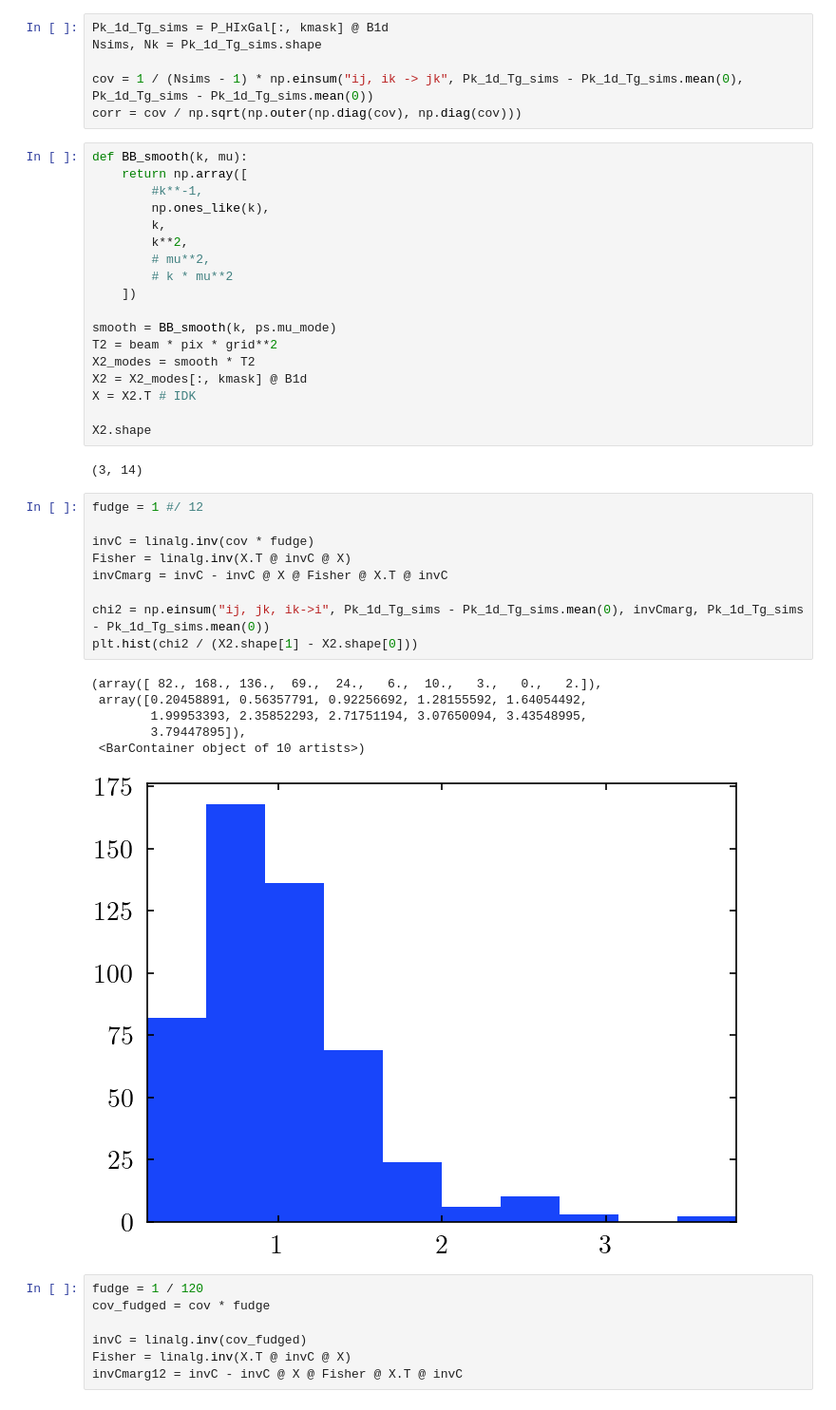
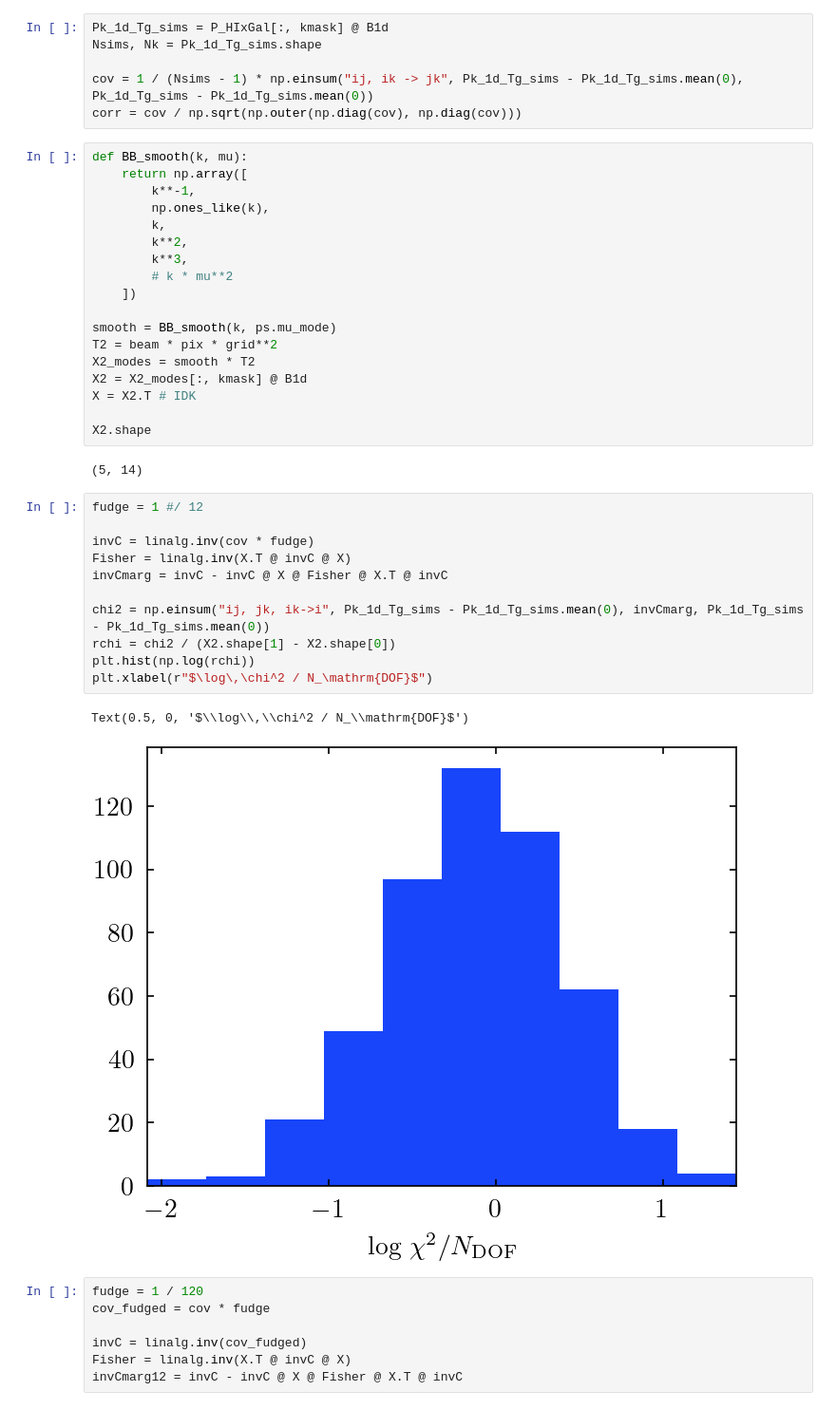
Before and after one commit to meerklass/bao-systematics-task, a Jupyter notebook: notebooks/cross_bao_pipeline_sampler.ipynb, the cells around one changed output. Shown at 95% size. Cells and saved outputs as stored; diff of their text form.

```diff
--- a/notebooks/cross_bao_pipeline_sampler.ipynb
+++ b/notebooks/cross_bao_pipeline_sampler.ipynb
@@ -106,11 +106,11 @@ corr = cov / np.sqrt(np.outer(np.diag(cov), np.diag(cov)))
 # %%
 def BB_smooth(k, mu):
     return np.array([
-        #k**-1,
+        k**-1,
         np.ones_like(k),
         k,
         k**2,
-        # mu**2,
+        k**3,
         # k * mu**2
     ])
 
@@ -122,23 +122,21 @@ X = X2.T # IDK
 
 X2.shape
 # %% [output]
-(3, 14)
+(5, 14)
 # %%
 fudge = 1 #/ 12
 
 invC = linalg.inv(cov * fudge)
 Fisher = linalg.inv(X.T @ invC @ X)
 invCmarg = invC - invC @ X @ Fisher @ X.T @ invC
 
 chi2 = np.einsum("ij, jk, ik->i", Pk_1d_Tg_sims - Pk_1d_Tg_sims.mean(0), invCmarg, Pk_1d_Tg_sims - Pk_1d_Tg_sims.mean(0))
-plt.hist(chi2 / (X2.shape[1] - X2.shape[0]))
+rchi = chi2 / (X2.shape[1] - X2.shape[0])
+plt.hist(np.log(rchi))
+plt.xlabel(r"$\log\,\chi^2 / N_\mathrm{DOF}$")
 # %% [output]
-(array([ 82., 168., 136.,  69.,  24.,   6.,  10.,   3.,   0.,   2.]),
- array([0.20458891, 0.56357791, 0.92256692, 1.28155592, 1.64054492,
-        1.99953393, 2.35852293, 2.71751194, 3.07650094, 3.43548995,
-        3.79447895]),
- <BarContainer object of 10 artists>)
+Text(0.5, 0, '$\\log\\,\\chi^2 / N_\\mathrm{DOF}$')
-[figure, old version]
+[figure, new version]
 # %%
 fudge = 1 / 120
 cov_fudged = cov * fudge
```
Also changed, not shown: parts of 4 cells of this notebook, 18 other files.
